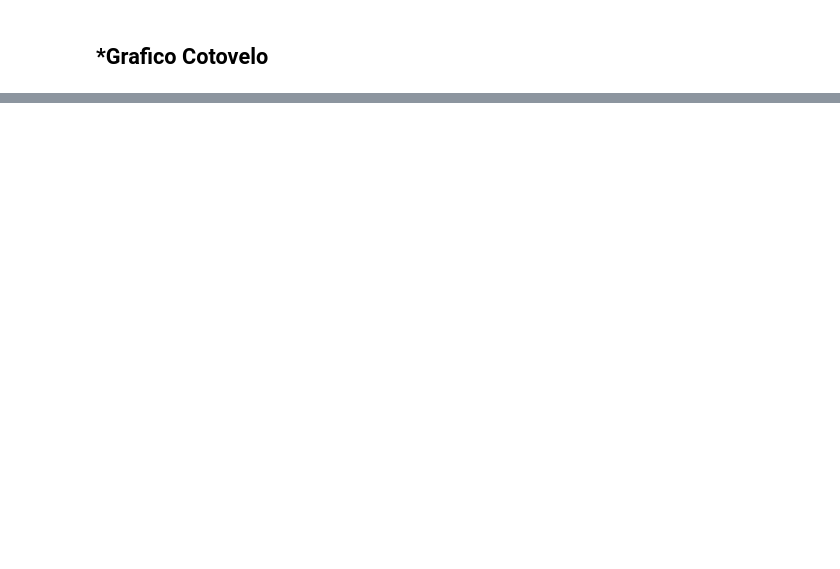
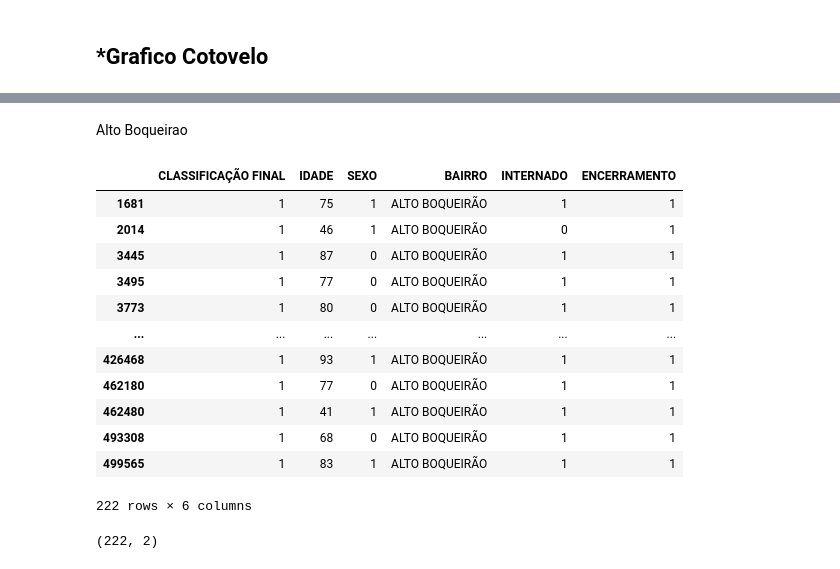
Before and after one commit to macedo19/DataScience, a Jupyter notebook: Projeto/Aprendizagem_de_Maquina_Covid.ipynb, the cells around one changed output, grey strips where cells are left out. Cells and saved outputs as stored; diff of their text form; code cells hidden in the pictures; blank space fills up the shorter version.

```diff
--- a/Projeto/Aprendizagem_de_Maquina_Covid.ipynb
+++ b/Projeto/Aprendizagem_de_Maquina_Covid.ipynb
@@ -277,0 +272,20 @@ Pass the following variables as keyword args: x, y. From version 0.12, the only
+# %% [markdown]
+Alto Boqueirao
+# %%
+df_AB_m = df_datas_x.loc[df_datas_x.BAIRRO == 'ALTO BOQUEIRÃO' ]
+df_AB = df_AB_m.loc[df_datas_x.IDADE > 35 ]
+df_AB
+# %% [output]
+|  | CLASSIFICAÇÃO FINAL | IDADE | SEXO | BAIRRO | INTERNADO | ENCERRAMENTO |
+| 1681 | 1 | 75 | 1 | ALTO BOQUEIRÃO | 1 | 1 |
+| 2014 | 1 | 46 | 1 | ALTO BOQUEIRÃO | 0 | 1 |
+| 3445 | 1 | 87 | 0 | ALTO BOQUEIRÃO | 1 | 1 |
+| 3495 | 1 | 77 | 0 | ALTO BOQUEIRÃO | 1 | 1 |
+| 3773 | 1 | 80 | 0 | ALTO BOQUEIRÃO | 1 | 1 |
+| ... | ... | ... | ... | ... | ... | ... |
+| 426468 | 1 | 93 | 1 | ALTO BOQUEIRÃO | 1 | 1 |
+| 462180 | 1 | 77 | 0 | ALTO BOQUEIRÃO | 1 | 1 |
+| 462480 | 1 | 41 | 1 | ALTO BOQUEIRÃO | 1 | 1 |
+| 493308 | 1 | 68 | 0 | ALTO BOQUEIRÃO | 1 | 1 |
+| 499565 | 1 | 83 | 1 | ALTO BOQUEIRÃO | 1 | 1 |
+222 rows × 6 columns
@@ -277,0 +298,4 @@ Pass the following variables as keyword args: x, y. From version 0.12, the only
+# %%
+pca_AB2.shape
+# %% [output]
+(222, 2)
```
Also changed, not shown: parts of 31 cells of this notebook.
